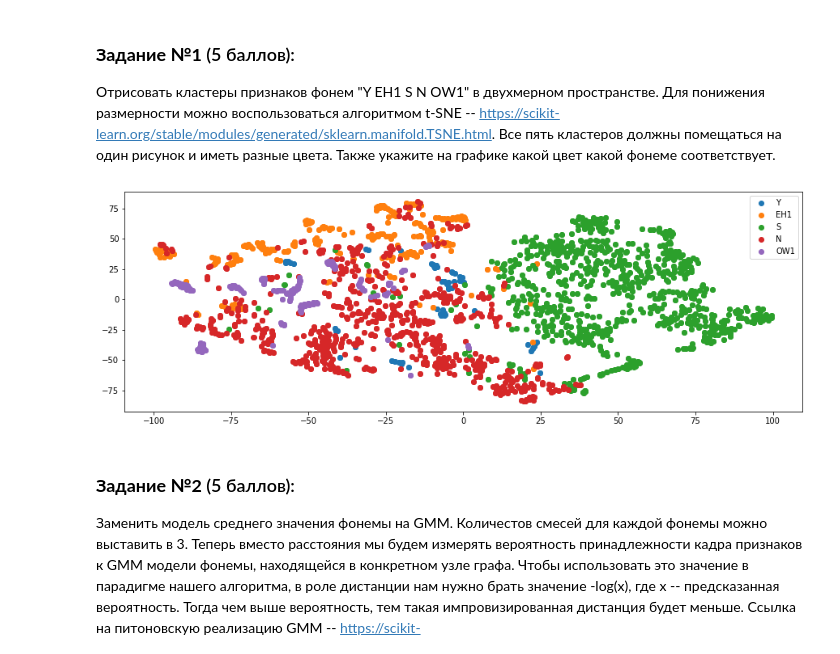
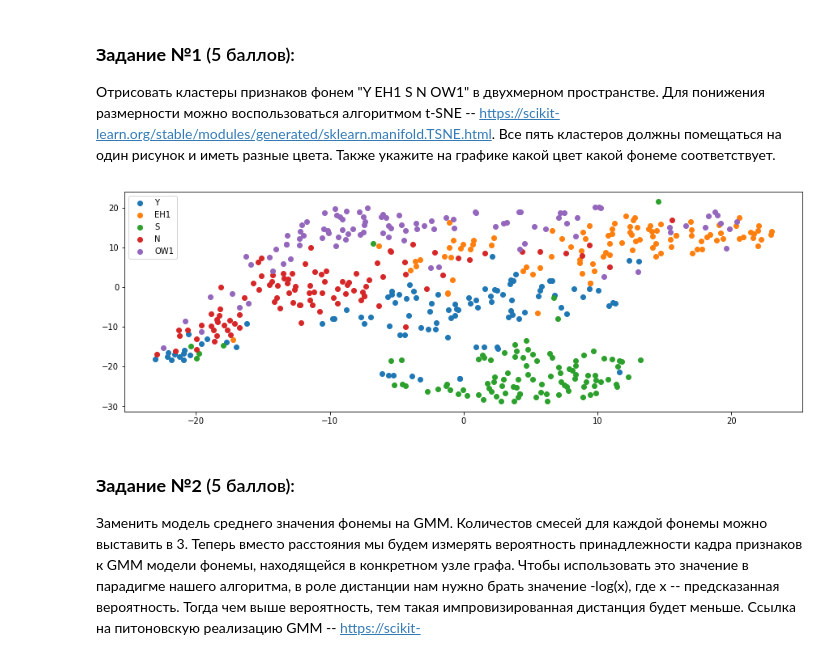
Before and after one commit to Margarita307/DSP, a Jupyter notebook: asr_lab_2.ipynb, the cells around one changed output. Saved outputs shown, nothing was run; the diff lists cells and outputs as text; code cells hidden in the pictures.

```diff
--- a/asr_lab_2.ipynb
+++ b/asr_lab_2.ipynb
@@ -468,28 +455,42 @@ Total time is: 15.06 sec
 # %%
 from sklearn.manifold import TSNE
 cl_y = phones_dict['Y']
 cl_eh1 = phones_dict['EH1']
 cl_s = phones_dict['S']
 cl_n = phones_dict['N']
 cl_ow1 = phones_dict['OW1']
 
+random_indexes = np.random.choice(range(np.min(np.array([len(cl_y), len(cl_eh1), len(cl_s), len(cl_n), len(cl_ow1)]))), 100)
+cl_y = np.array(cl_y)[random_indexes]
+cl_eh1 = np.array(cl_eh1)[random_indexes]
+cl_s = np.array(cl_s)[random_indexes]
+cl_n = np.array(cl_n)[random_indexes]
+cl_ow1 = np.array(cl_ow1)[random_indexes]
+
+# Выравнивание классов по количеству признаков
+min_len = np.min(np.array([len(cl_y[0]), len(cl_eh1[0]), len(cl_s[0]), len(cl_n[0]), len(cl_ow1[0])]))
+cl_y = [x[0:min_len] for x in cl_y]
+cl_eh1 = [x[0:min_len] for x in cl_eh1]
+cl_s = [x[0:min_len] for x in cl_s]
+cl_n = [x[0:min_len] for x in cl_n]
+cl_ow1 = [x[0:min_len] for x in cl_ow1]
+
 X_embedded = TSNE(n_components=2).fit_transform(np.concatenate((cl_y, cl_eh1, cl_s, cl_n, cl_ow1), axis=0))
-
 cl_y_embedded = X_embedded[:len(cl_y)]
 cl_eh1_embedded = X_embedded[len(cl_y):len(cl_y)+len(cl_eh1)]
 cl_s_embedded = X_embedded[len(cl_y)+len(cl_eh1):len(cl_y)+len(cl_eh1)+len(cl_s)]
 cl_n_embedded = X_embedded[len(cl_y)+len(cl_eh1)+len(cl_s):len(cl_y)+len(cl_eh1)+len(cl_s)+len(cl_n)]
 cl_ow1_embedded = X_embedded[len(cl_y)+len(cl_eh1)+len(cl_s)+len(cl_n):]
 
 plt.scatter(cl_y_embedded[:, 0], cl_y_embedded[:, 1], label = "Y")
 plt.scatter(cl_eh1_embedded[:, 0], cl_eh1_embedded[:, 1], label = "EH1")
 plt.scatter(cl_s_embedded[:, 0], cl_s_embedded[:, 1], label = "S")
 plt.scatter(cl_n_embedded[:, 0], cl_n_embedded[:, 1], label = "N")
 plt.scatter(cl_ow1_embedded[:, 0], cl_ow1_embedded[:, 1], label = "OW1")
 
 plt.legend();
 # %% [output]
-[figure, old version]
+[figure, new version]
 # %% [markdown]
 ### <b>Задание №2</b> (5 баллов):
 Заменить модель среднего значения фонемы на GMM. Количестов смесей для каждой фонемы можно выставить в 3. Теперь вместо расстояния мы будем измерять вероятность принадлежности кадра признаков к GMM модели фонемы, находящейся в конкретном узле графа. Чтобы использовать это значение в парадигме нашего алгоритма, в роле дистанции нам нужно брать значение -log(x), где x -- предсказанная вероятность. Тогда чем выше вероятность, тем такая импровизированная дистанция будет меньше. Ссылка на питоновскую реализацию GMM -- https://scikit-learn.org/stable/modules/generated/sklearn.mixture.GaussianMixture.html.
```
Also changed, not shown: parts of 13 cells of this notebook.
